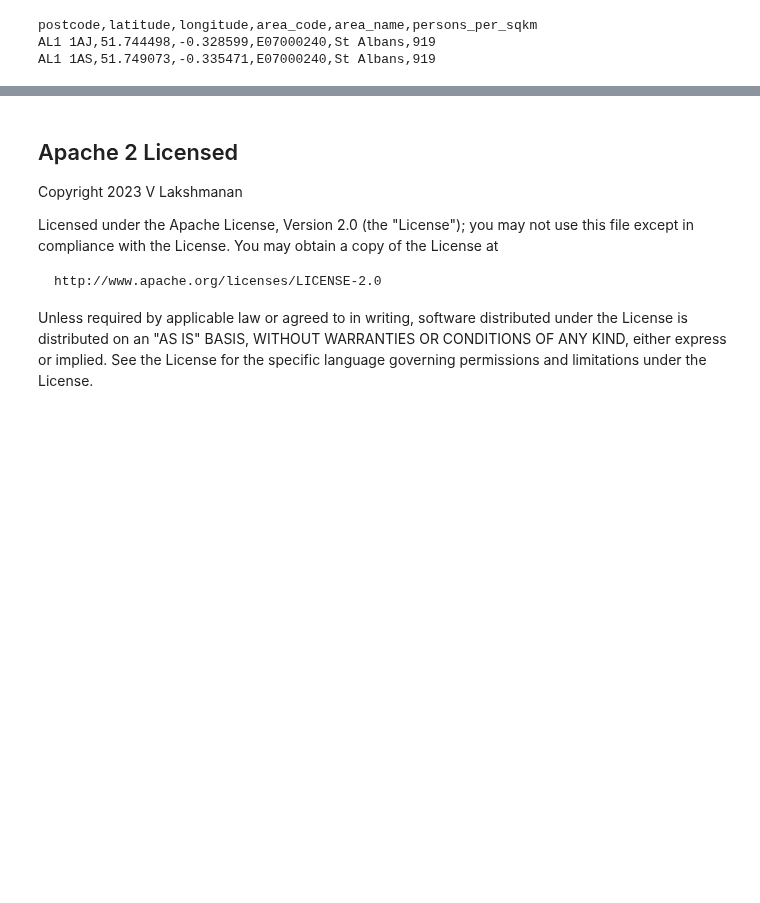
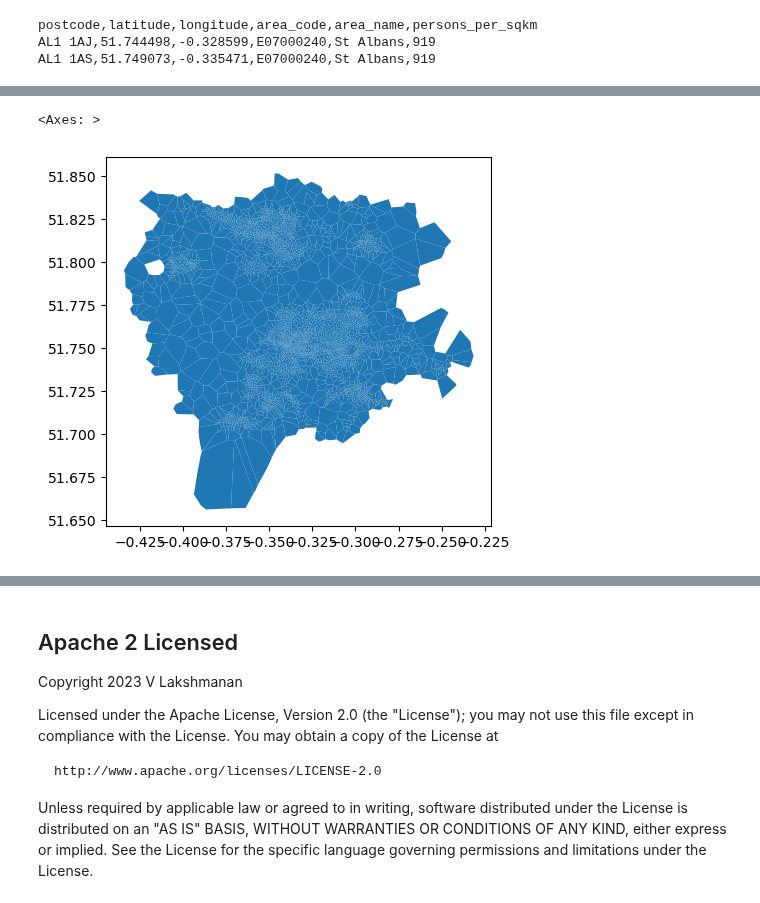
Before and after one commit to lakshmanok/lakblogs, a Jupyter notebook: uk_postcode/uk_postcodes.ipynb, the cells around one changed output, grey strips where cells are left out. Cells and saved outputs as stored; diff of their text form; code cells hidden in the pictures; blank space fills up the shorter version.

Commit message:
Added Voronoi analysis to get areal exent for postcodes

```diff
--- a/uk_postcode/uk_postcodes.ipynb
+++ b/uk_postcode/uk_postcodes.ipynb
@@ -343,0 +382,2 @@ AL1 1AS,51.749073,-0.335471,E07000240,St Albans,919
+# %%
+vor = Voronoi(points)
@@ -343,0 +403,15 @@ AL1 1AS,51.749073,-0.335471,E07000240,St Albans,919
+# %%
+def make_polygon(point_no):
+    region_no = vor.point_region[point_no]
+    region = vor.regions[region_no]
+    if len(region) >= 3:
+        # close the ring
+        closed_region = region.copy()
+        closed_region.append(closed_region[0])
+        # create a WKT of the points
+        polygon = "POLYGON ((" + ','.join([ f"{vor.vertices[v][1]} {vor.vertices[v][0]}" for v in closed_region]) + "))"
+        return polygon
+    else:
+        return None
+
+make_polygon(2)
@@ -343,0 +420,2 @@ AL1 1AS,51.749073,-0.335471,E07000240,St Albans,919
+# %%
+df['geometry'] = [make_polygon(x) for x in range(len(vor.point_region))]
@@ -343,0 +433,6 @@ AL1 1AS,51.749073,-0.335471,E07000240,St Albans,919
+# %%
+import geopandas as gpd
+from shapely import wkt
+df['geometry'] = gpd.GeoSeries.from_wkt(df['geometry'])
+gdf = gpd.GeoDataFrame(df, geometry='geometry')
+gdf.head()
@@ -343,0 +446,6 @@ AL1 1AS,51.749073,-0.335471,E07000240,St Albans,919
+# %%
+# plot a few postcodes
+gdf[gdf['area_name'] == 'St Albans'].plot()
+# %% [output]
+<Axes: >
+[figure, added]
```
Also changed, not shown: parts of 27 cells of this notebook, 1 other file.
